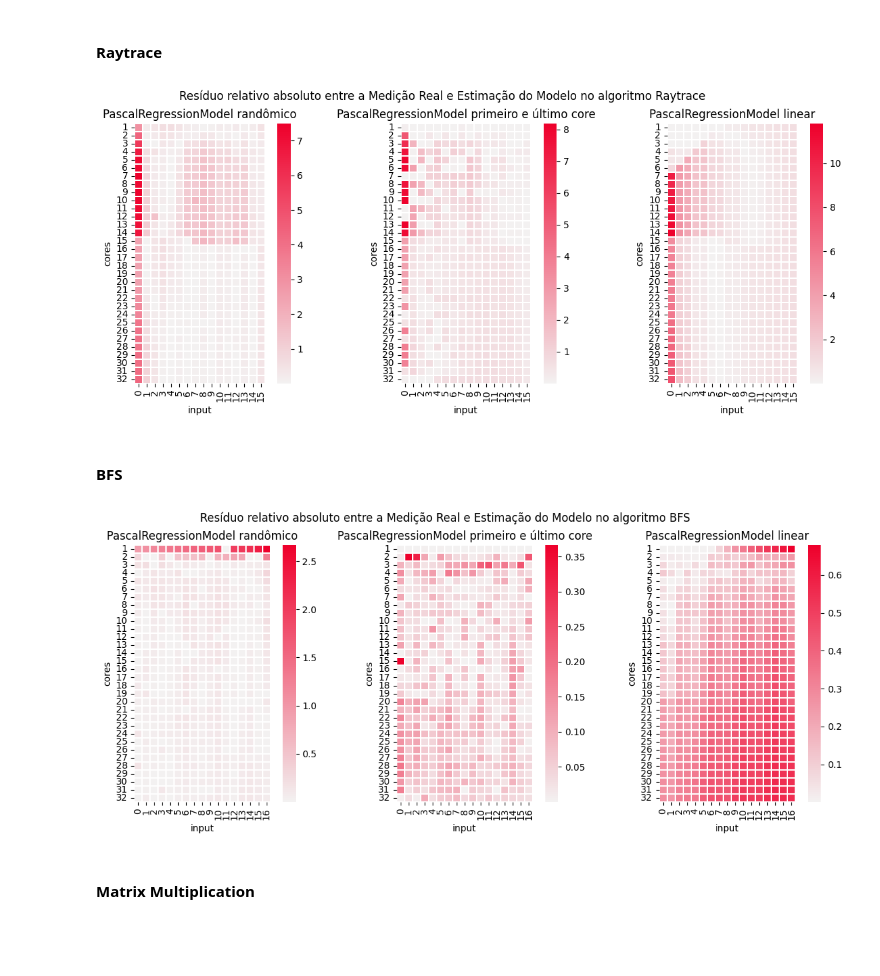
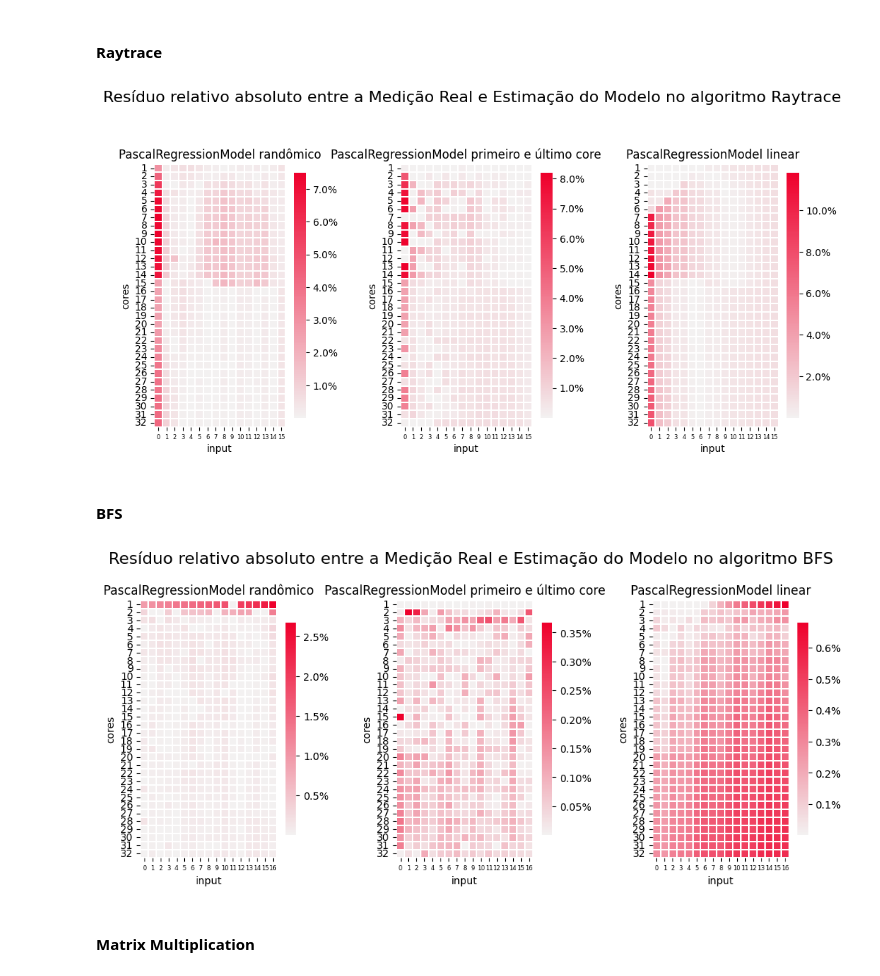
Before and after one commit to matheusslr/pascal-model-tcc, a Jupyter notebook: results_visualization.ipynb, the cells around one changed output. Drawn from its saved outputs; the diff is of its cells as text; code cells hidden in the pictures; blank space fills up the shorter version.

```diff
--- a/results_visualization.ipynb
+++ b/results_visualization.ipynb
@@ -123,7 +123,7 @@ cmap = sns.diverging_palette(
     as_cmap=True,
 )
 
-fig, axes = plt.subplots(1, 3, figsize=(15, 5), gridspec_kw={'wspace': 0.05})
+fig, axes = plt.subplots(1, 3, figsize=(12, 6), gridspec_kw={'wspace': 0.5})
 
 sns.heatmap(
     pivot_random_raytrace,
@@ -136,12 +136,12 @@ sns.heatmap(
     # annot=True,
     fmt='.2f',
     # annot_kws={"size": 12},
-    # cbar_kws={"shrink": 0.75},
+    cbar_kws={"shrink": 0.75, "format": "%.1f%%"},
     xticklabels=True,
     yticklabels=True,
     ax=axes[0]
 )
-axes[0].set_title('PascalRegressionModel randômico')
+axes[0].set_title('PascalRegressionModel randômico', fontsize=12)
 
 sns.heatmap(
     pivot_single_last_raytrace,
@@ -153,40 +153,44 @@ sns.heatmap(
     linewidths=0.01,
     # annot=True,
     fmt='.2f',
-    # annot_kws={"size": 12},
-    # cbar_kws={"shrink": 0.75},
+    # annot_kws={"size": 16},
+    cbar_kws={"shrink": 0.75, "format": "%.1f%%"},
     xticklabels=True,
     yticklabels=True,
     ax=axes[1]
 )
-axes[1].set_title('PascalRegressionModel primeiro e último core')
+axes[1].set_title('PascalRegressionModel primeiro e último core', fontsize=12)
 
 
 sns.heatmap(
     pivot_linear_raytrace,
     cmap=cmap,
     center=0,
     # vmin=-1,
     # vmax=1,
     square=True,
     linewidths=0.01,
     # annot=True,
     fmt='.2f',
     # annot_kws={"size": 12},
-    # cbar_kws={"shrink": 0.75},
+    cbar_kws={"shrink": 0.75, "format": "%.1f%%"},
     xticklabels=True,
     yticklabels=True,
     ax=axes[2]
 )
-axes[2].set_title('PascalRegressionModel linear')
+axes[2].set_title('PascalRegressionModel linear', fontsize=12)
 
-plt.suptitle('Resíduo relativo absoluto entre a Medição Real e Estimação do Modelo no algoritmo Raytrace')
+plt.suptitle('Resíduo relativo absoluto entre a Medição Real e Estimação do Modelo no algoritmo Raytrace', fontsize=16)
+
+axes[0].tick_params(axis='x', labelsize=6, rotation=0)
+axes[1].tick_params(axis='x', labelsize=6, rotation=0)
+axes[2].tick_params(axis='x', labelsize=6, rotation=0)
 
 plt.tight_layout(rect=[0, 0, 1, 0.95])
 plt.savefig('figures/raytrace_residue.eps', format='eps')
 plt.show()
 # %% [output]
-[figure, old version]
+[figure, new version]
 # %% [markdown]
 #### BFS
 # %%
@@ -208,7 +212,7 @@ cmap = sns.diverging_palette(
     as_cmap=True,
 )
 
-fig, axes = plt.subplots(1, 3, figsize=(15, 5), gridspec_kw={'wspace': 0.05})
+fig, axes = plt.subplots(1, 3, figsize=(12, 5), gridspec_kw={'wspace': 0.5})
 
 sns.heatmap(
     pivot_random_bfs,
@@ -221,12 +225,12 @@ sns.heatmap(
     # annot=True,
     fmt='.2f',
     # annot_kws={"size": 12},
-    # cbar_kws={"shrink": 0.75},
+    cbar_kws={"shrink": 0.75, "format": "%.1f%%"},
     xticklabels=True,
     yticklabels=True,
     ax=axes[0]
 )
-axes[0].set_title('PascalRegressionModel randômico')
+axes[0].set_title('PascalRegressionModel randômico', fontsize=12)
 
 sns.heatmap(
     pivot_single_last_bfs,
@@ -239,12 +243,12 @@ sns.heatmap(
     # annot=True,
     fmt='.2f',
     # annot_kws={"size": 12},
-    # cbar_kws={"shrink": 0.75},
+    cbar_kws={"shrink": 0.75, "format": "%.2f%%"},
     xticklabels=True,
     yticklabels=True,
     ax=axes[1]
 )
-axes[1].set_title('PascalRegressionModel primeiro e último core')
+axes[1].set_title('PascalRegressionModel primeiro e último core', fontsize=12)
 
 
 sns.heatmap(
@@ -258,20 +262,24 @@ sns.heatmap(
     # annot=True,
     fmt='.2f',
     # annot_kws={"size": 12},
-    # cbar_kws={"shrink": 0.75},
+    cbar_kws={"shrink": 0.75, "format": "%.1f%%"},
     xticklabels=True,
     yticklabels=True,
     ax=axes[2]
 )
-axes[2].set_title('PascalRegressionModel linear')
+axes[2].set_title('PascalRegressionModel linear', fontsize=12)
 
-plt.suptitle('Resíduo relativo absoluto entre a Medição Real e Estimação do Modelo no algoritmo BFS')
+plt.suptitle('Resíduo relativo absoluto entre a Medição Real e Estimação do Modelo no algoritmo BFS', fontsize=16)
+
+axes[0].tick_params(axis='x', labelsize=6, rotation=0)
+axes[1].tick_params(axis='x', labelsize=6, rotation=0)
+axes[2].tick_params(axis='x', labelsize=6, rotation=0)
 
 plt.tight_layout(rect=[0, 0, 1, 0.95])
 plt.savefig('figures/bfs_residue.eps', format='eps')
 plt.show()
 # %% [output]
-[figure, old version]
+[figure, new version]
 # %% [markdown]
 #### Matrix Multiplication
 # %%
```
Also changed, not shown: parts of 3 cells of this notebook, 18 other files.
